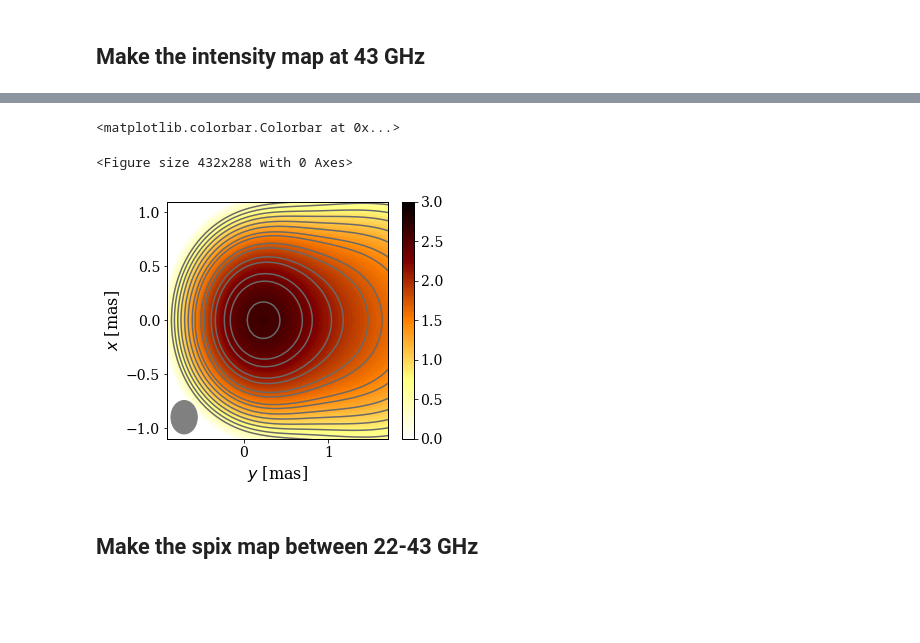
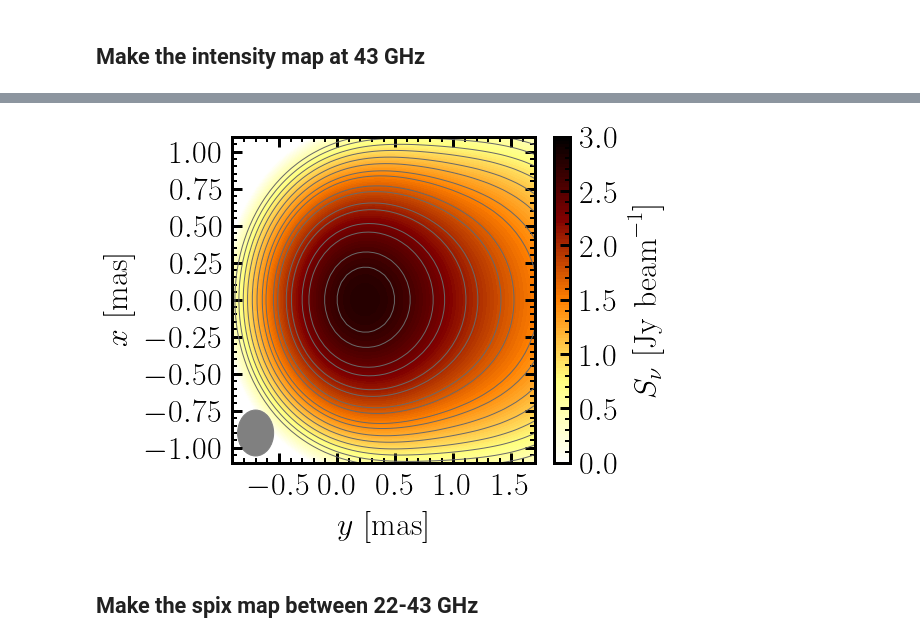
Before and after one commit to santimda/ExtendedJet, a Jupyter notebook: PostProcessing/EHT-maps.ipynb, the cells around one changed output, grey strips where cells are left out. Cells and saved outputs as stored; diff of their text form; code cells hidden in the pictures; blank space fills up the shorter version.

```diff
--- a/PostProcessing/EHT-maps.ipynb
+++ b/PostProcessing/EHT-maps.ipynb
@@ -26,8 +26,13 @@ convert = 206265e3/(distance*kpc) # image to angular size (mas)
 flux = 1.e26*(h/eV)/(4.0*np.pi*(distance*kpc)**2) # L[erg/s/erg] -> F[mJy]
 # %% [markdown]
 ### Define some useful functions
+# %%
+lumRIAF = np.loadtxt('../../RIAF_radproc/build/src/adaf/lumThermal.dat').transpose()
+
+nu = lumRIAF[0][16]
+fluxTot2 = lumRIAF[8][16]
 # %%
-def read_SEDsyn_cuts(filename='./../Code/SEDsyn_cuts_ord.dat'):
+def read_SEDsyn_cuts(filename='./../Code/SEDe_syn_cuts_ord.dat'):
     fname = filename
     #fname format: Esy, Lsy*Esy, Labssy, l
     data = np.loadtxt(fname).transpose()
@@ -245,45 +250,45 @@ post/pre = 0.972316993049064
 # %%
 from matplotlib.patches import Ellipse
-nice_fonts = {
-        # Use LaTeX to write all text
-        "text.usetex": False,
-        "font.family": 'serif',
-        # Use 10pt font in plots, to match 10pt font in document
-        "axes.labelsize": 16,
-        "font.size": 16,
-        "axes.linewidth":1,
-        "axes.titlesize":20,
-        # Make the legend/label fonts a little smaller
-        "legend.fontsize": 10,
-        "xtick.labelsize": 14,
-        "ytick.labelsize": 14,
-}
-matplotlib.rcParams.update(nice_fonts)
+# nice_fonts = {
+#         # Use LaTeX to write all text
+#         "text.usetex": False,
+#         "font.family": 'serif',
+#         # Use 10pt font in plots, to match 10pt font in document
+#         "axes.labelsize": 16,
+#         "font.size": 16,
+#         "axes.linewidth":1,
+#         "axes.titlesize":20,
+#         # Make the legend/label fonts a little smaller
+#         "legend.fontsize": 10,
+#         "xtick.labelsize": 14,
+#         "ytick.labelsize": 14,
+# }
+# matplotlib.rcParams.update(nice_fonts)
 
-plt.clf()
-fig, ax = plt.subplots(1, 1, figsize=(5.2, 4.4)) # proportion: 2.6/2.2
-#fig, ax = plt.subplots(1, 1)
-ax.set_xlabel(r"$y$ [mas]")
-ax.set_ylabel(r"$x$ [mas]")
-ax.set_xlim([-0.9, 1.7])
-ax.set_ylim([-1.1, 1.1])
-palette = plt.cm.afmhot_r
-#cmap.set_label(r"$S_\nu$ [mJy beam$^{-1}$]")
-ticks = [0, 0.5, 1, 1.5, 2, 2.5, 3]
-CS_conv = ax.contourf( y_c0, x_c0, np.log10(F_map_c), cmap=palette, levels=np.linspace(0, 3, 100) )
+#plt.clf()
+with plt.style.context(('publi')):
+    fig, ax = plt.subplots(1, 1, figsize=(7.8, 6.6)) # proportion: 2.6/2.2
+    #fig, ax = plt.subplots(1, 1)
+    ax.set_xlabel(r"$y~{\rm [mas]}$")
+    ax.set_ylabel(r"$x~{\rm [mas]}$")
+    ax.set_xlim([-0.9, 1.7])
+    ax.set_ylim([-1.1, 1.1])
+    palette = plt.cm.afmhot_r
+    #cmap.set_label(r"$S_\nu$ [mJy beam$^{-1}$]")
+    ticks = [0, 0.5, 1, 1.5, 2, 2.5, 3]
+    CS_conv = ax.contourf( y_c0, x_c0, np.log10(F_map_c), cmap=palette, levels=np.linspace(0, 3, 100) )
 
-#Agregar contornos a (1, 1.4, 2, 2.8...)*3 mJy beam^-1 --> son 19? aprox
-obs_cont = np.log10(np.array([1, 1.4, 2, 2.8, 4, 5.6, 8, 10.2, 16, 20.4, 32, 40.8, 64, 81.6, 128, 163.2, 256])*3)
-plot_cont = ax.contour( y_c0, x_c0, np.log10(F_map_c), levels=obs_cont, extend="both", colors='dimgrey')
+    #Agregar contornos a (1, 1.4, 2, 2.8...)*3 mJy beam^-1 --> son 19? aprox
+    obs_cont = np.log10(np.array([1, 1.4, 2, 2.8, 4, 5.6, 8, 10.2, 16, 20.4, 32, 40.8, 64, 81.6, 128, 163.2, 256])*3)
+    plot_cont = ax.contour(y_c0, x_c0, np.log10(F_map_c), linewidths=1, levels=obs_cont, extend="both", colors='dimgrey')
 
-el = Ellipse((-0.7, -0.9), sigma_y, sigma_x, color='grey')
-ax.add_patch(el)
+    el = Ellipse((-0.7, -0.9), sigma_y, sigma_x, color='grey')
+    ax.add_patch(el)
 
-plt.tight_layout()
-fig.colorbar( CS_conv, ticks=ticks )
+    ax.grid()
+    plt.tight_layout()
+    fig.colorbar( CS_conv, ticks=ticks ,label=r'$S_\nu~[{\rm Jy~beam}^{-1}]$')
 # %% [output]
-<matplotlib.colorbar.Colorbar at 0x...>
-<Figure size 432x288 with 0 Axes>
-[figure, old version]
+[figure, new version]
 # %%
 # Save plot
```
Also changed, not shown: parts of 8 cells of this notebook, 14 other files.
